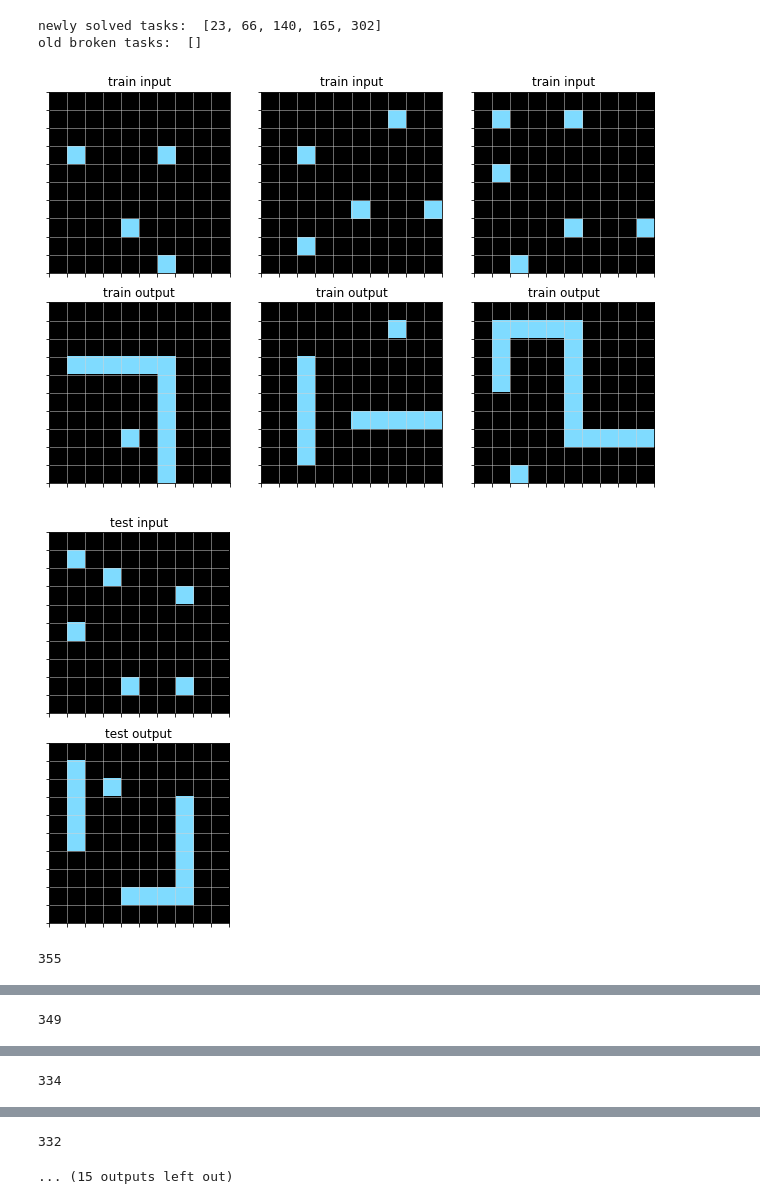
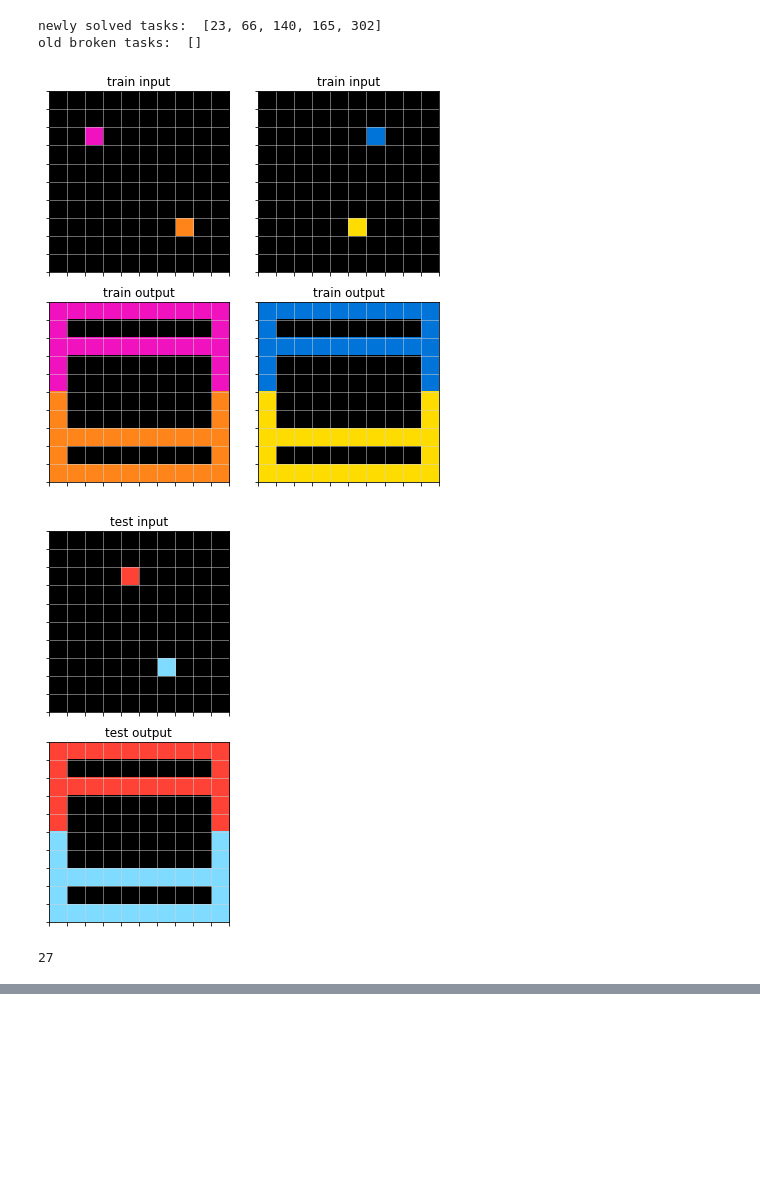
Before and after one commit to lorepieri8/ARC_challenge, a Jupyter notebook: ARC_DSL.ipynb, the cells around one changed output, grey strips where cells are left out. Saved outputs shown, nothing was run; the diff lists cells and outputs as text; code cells hidden in the pictures; blank space fills up the shorter version.

```diff
--- a/ARC_DSL.ipynb
+++ b/ARC_DSL.ipynb
@@ -3188,11 +3207,11 @@ newly solved tasks:  [23, 66, 140, 165, 302]
 old broken tasks:  []
 # %%
 tasks_to_plot = [355, 349,334,332,245,91,49,44,36]
-#tasks_to_plot = []
+tasks_to_plot = [27]
 for nn in tasks_to_plot:
     plot_task(train_task_data[nn])
     print(nn)
 # %% [output]
-[figure, old version]
+[figure, new version]
-[figure, old version]
+[figure, new version]
-355
+27
@@ -3201 +3217,0 @@ for nn in tasks_to_plot:
-349
@@ -3204 +3217,0 @@ for nn in tasks_to_plot:
-334
@@ -3207,5 +3218,3 @@ for nn in tasks_to_plot:
-332
-... (15 outputs left out)
 # %%
 # superpose all the objects with an operation given by op
 def superp_ob(a, a_t, task_data,*args, key=None, op="AND"):
```
Also changed, not shown: parts of 4 cells of this notebook.
